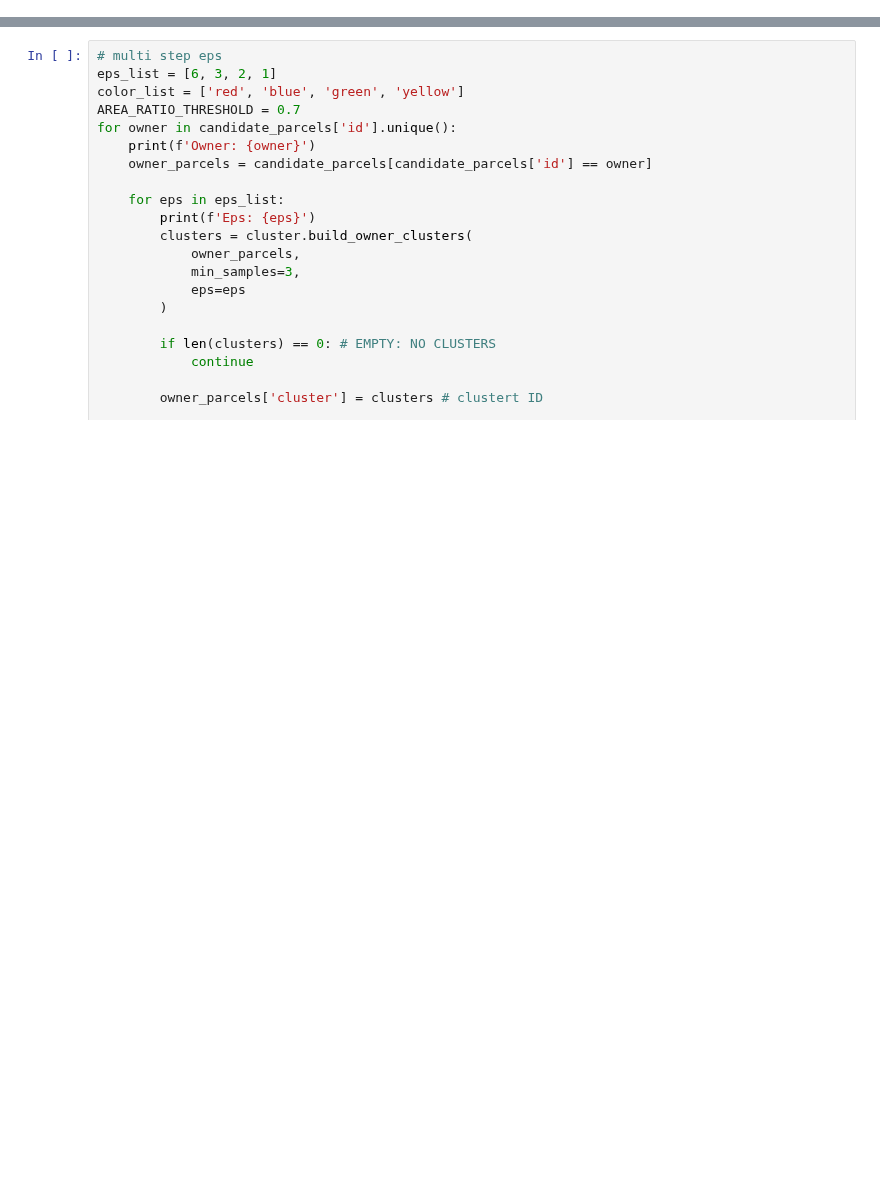
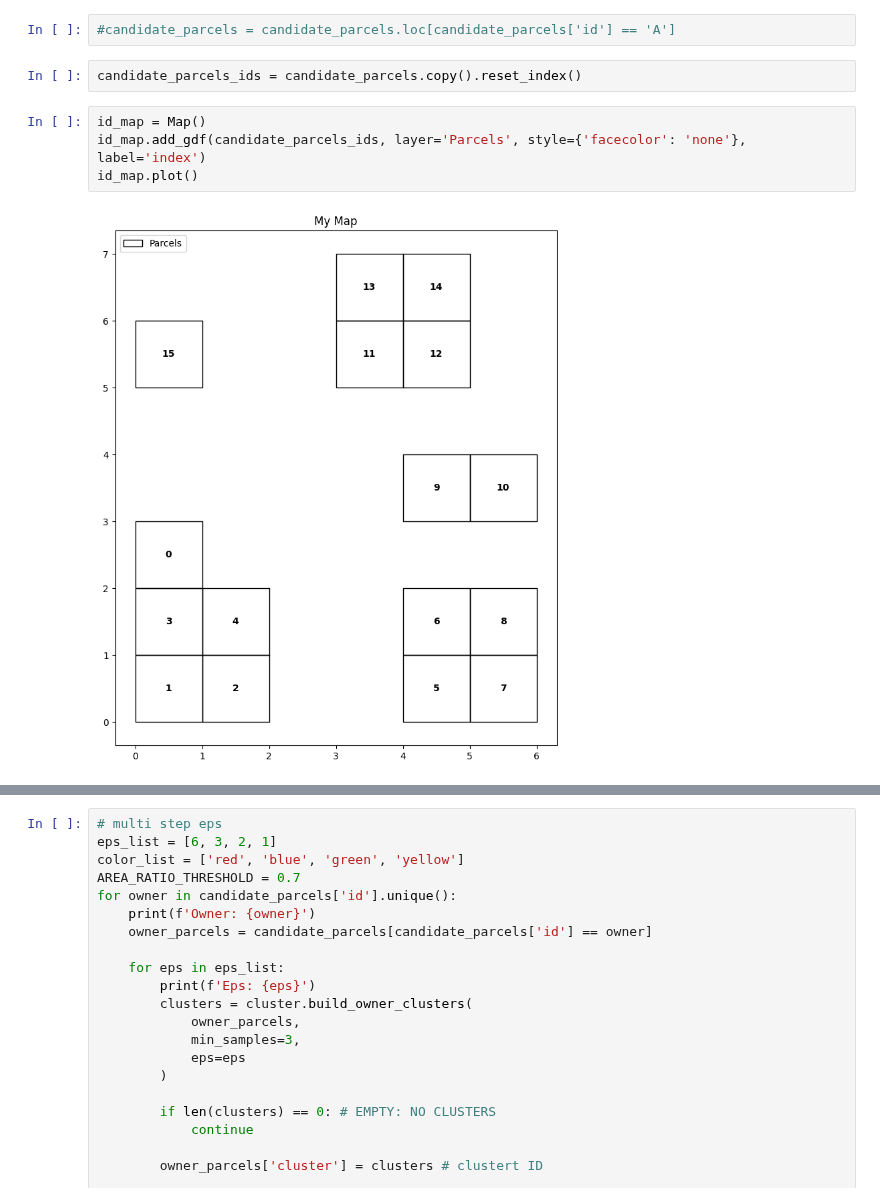
Before and after one commit to abreunig-clgx/superparcels, a Jupyter notebook: clustering/mre/multistep_eps.ipynb, the cells around one changed output, grey strips where cells are left out. Cells and saved outputs as stored; diff of their text form; blank space fills up the shorter version.

```diff
--- a/clustering/mre/multistep_eps.ipynb
+++ b/clustering/mre/multistep_eps.ipynb
@@ -71,3 +82,13 @@ candidate_parcels
+# %%
+#candidate_parcels = candidate_parcels.loc[candidate_parcels['id'] == 'A']
+# %%
+candidate_parcels_ids = candidate_parcels.copy().reset_index()
+# %%
+id_map = Map()
+id_map.add_gdf(candidate_parcels_ids, layer='Parcels', style={'facecolor': 'none'}, label='index')
+id_map.plot()
+# %% [output]
+[figure, added]
 # %%
 def build_sindex_owner_clusters(df, sample_size, threshold):
     df = df.reset_index(drop=True)
```
Also changed, not shown: parts of 20 cells of this notebook, 3 other files.
